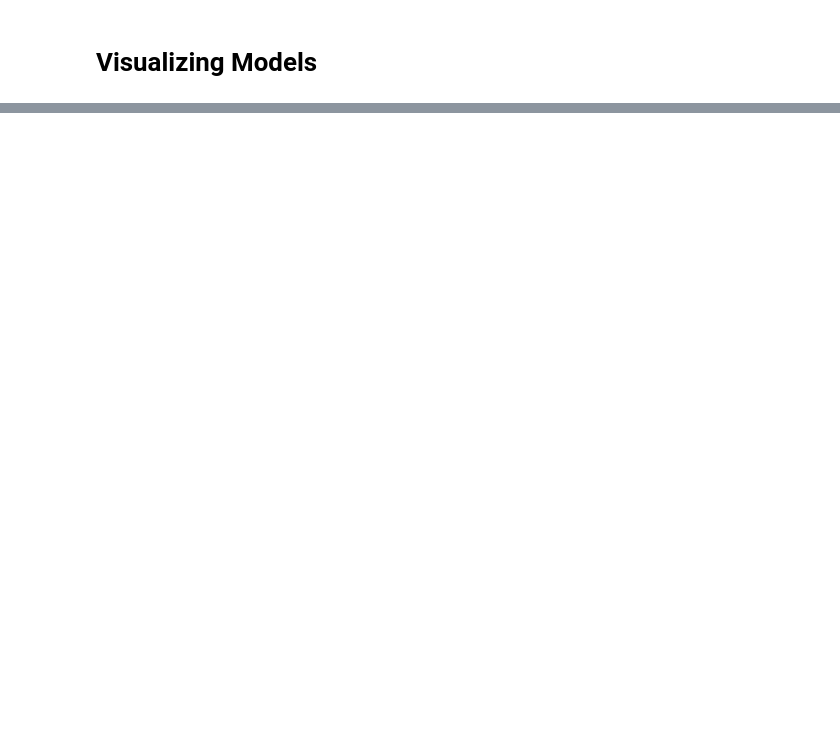
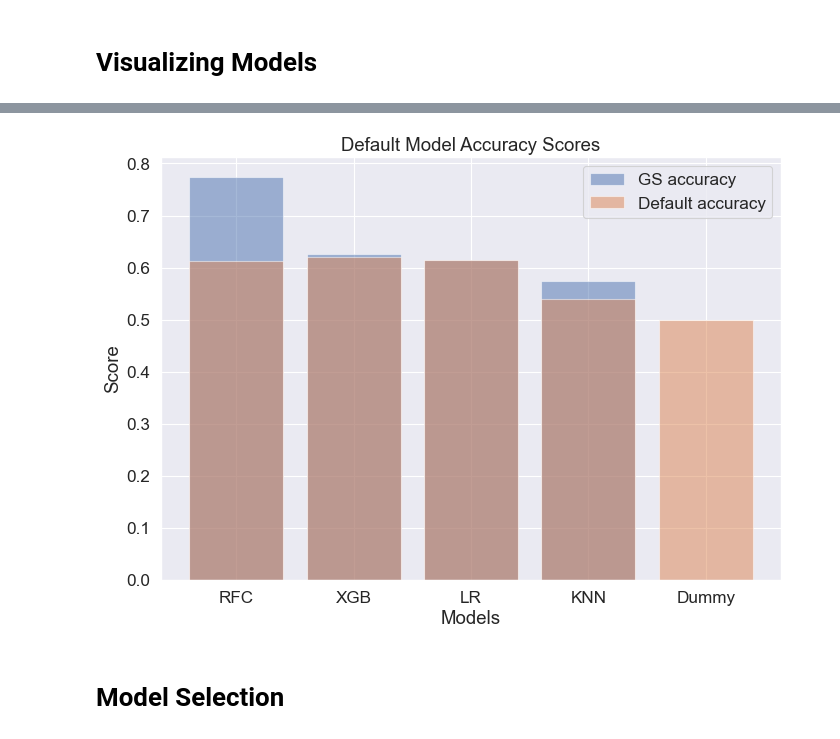
Before and after one commit to memanuel0109/Capstone_Project_Two, a Jupyter notebook: notebooks/4_Modeling.ipynb, the cells around one changed output, grey strips where cells are left out. Cells and saved outputs as stored; diff of their text form; code cells hidden in the pictures; blank space fills up the shorter version.

```diff
--- a/notebooks/4_Modeling.ipynb
+++ b/notebooks/4_Modeling.ipynb
@@ -529,0 +574,11 @@ rfc_gs.cv_results_
+# %%
+auc_preds = [prob_GSLR, prob_GSKNN, prob_GSRFC, prob_GSXGB]
+# %%
+auc_scores = []
+
+for item in auc_preds:
+    auc_scores.append(roc_auc_score(y_test, item[:,1]))
+# %%
+AUC_df = pd.DataFrame({'Labels':model_names[:-1], 'Fit_times':GS_times, 'GS_accuracy_scores':GS_acc_scores,
+                       'AUC_scores':auc_scores}).set_index('Labels').sort_values(by='AUC_scores', ascending=False)
+AUC_df
@@ -529,0 +592,3 @@ rfc_gs.cv_results_
+# %%
+final_df = pd.merge(def_accuracy_df, AUC_df, on='Labels').sort_values(by='AUC_scores', ascending=False)
+final_df
@@ -529,0 +602,15 @@ rfc_gs.cv_results_
+# %%
+figure(figsize=(10, 7), dpi=80, facecolor='w', edgecolor='k')
+ax = plt.subplot()
+_ = plt.bar(final_df.index, final_df['GS_accuracy_scores'], alpha=0.5)
+_ = plt.bar(def_accuracy_df.index, def_accuracy_df['Default_accuracy_scores'], alpha=0.5)
+_ = plt.title('Default Model Accuracy Scores')
+_ = plt.ylabel('Score')
+_ = plt.xlabel('Models')
+_ = plt.legend(['GS accuracy', 'Default accuracy'])
+
+plt.savefig('../figures/finalaccuracyscores.png')
+# %% [output]
+[figure, added]
+# %% [markdown]
+# Model Selection
```
Also changed, not shown: parts of 94 cells of this notebook.
